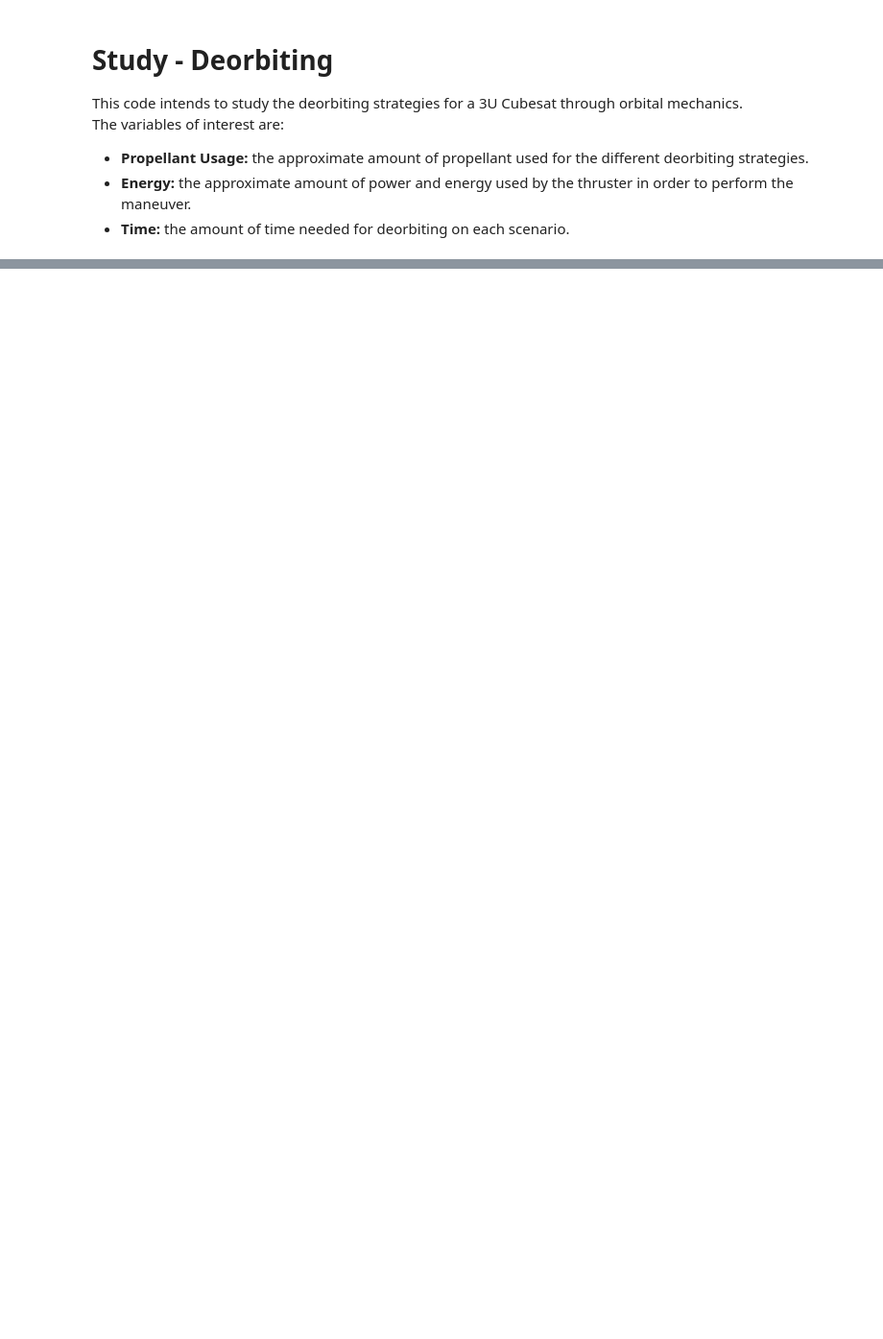
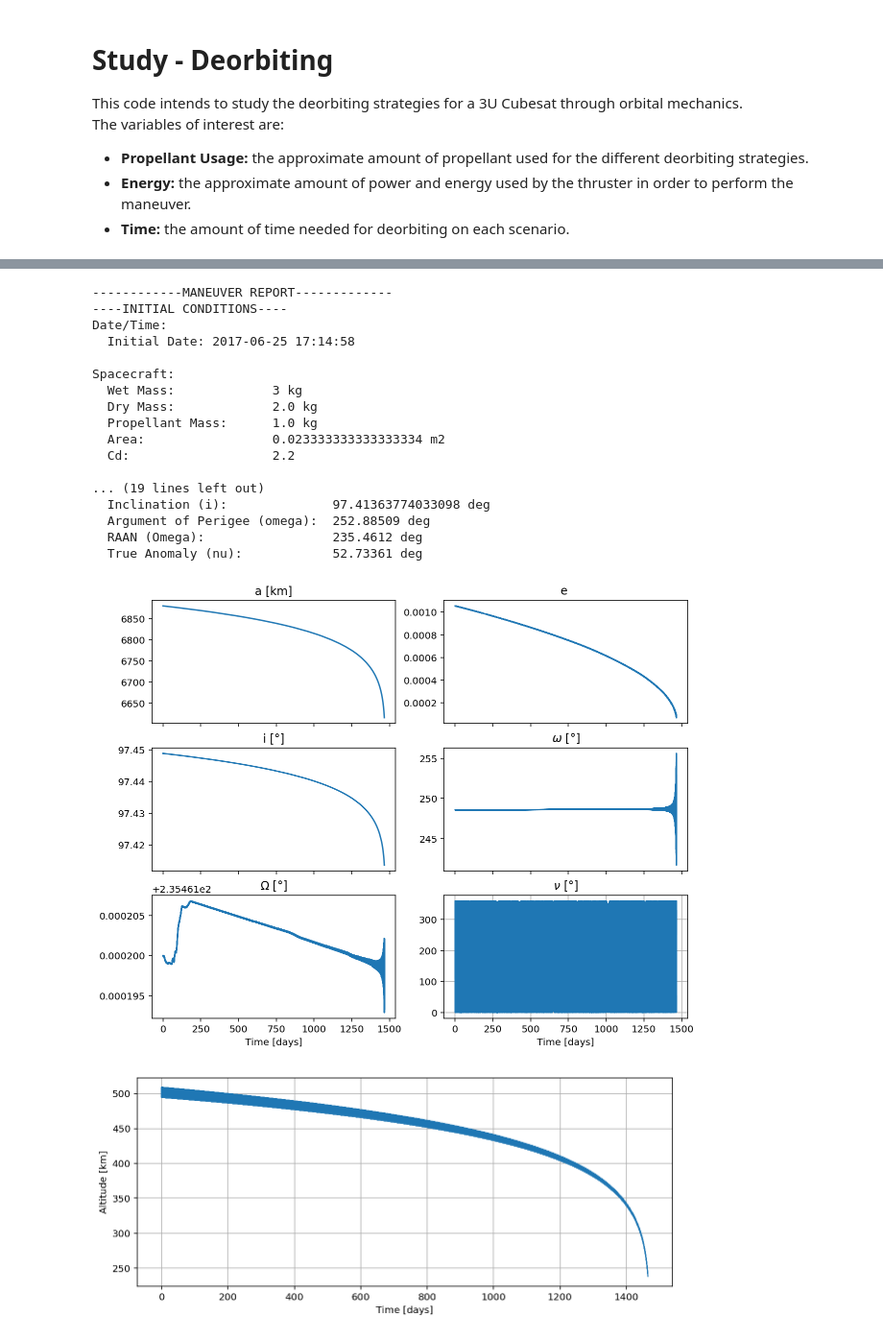
Before and after one commit to imricardoramos/orbital-mechanics, a Jupyter notebook: Study - Deorbiting.ipynb, the cells around one changed output, grey strips where cells are left out. Shown at 96% size. Drawn from its saved outputs; the diff is of its cells as text; code cells hidden in the pictures; blank space fills up the shorter version.

```diff
--- a/Study - Deorbiting.ipynb
+++ b/Study - Deorbiting.ipynb
@@ -47,0 +105,9 @@ naturalFall.plot("coe")
+# %%
+# SPACECRAFT DEFINITIONS
+cubesat = models.Cubesat("3U")
+
+# MANEUVERING
+naturalFall2 = Maneuvers(coe,cubesat,date,verbose=True)
+naturalFall2.addPerturbation("atmosphere")
+naturalFall2.propagate(60*60*24*30*12*4.07,60*10)
+%notify
@@ -47,0 +133,27 @@ naturalFall.plot("coe")
+# %%
+# RESULTS
+%config InlineBackend.figure_format = 'retina'
+naturalFall2.makeReport();
+naturalFall2.plot("coe");
+naturalFall2.plot("singleItem",np.linalg.norm(naturalFall2.history.r,axis=1)/1e3-constants.Re/1e3);
+plt.ylabel("Altitude [km]");
+# %% [output]
+------------MANEUVER REPORT-------------
+----INITIAL CONDITIONS----
+Date/Time:
+  Initial Date: 2017-06-25 17:14:58
+
+Spacecraft:
+  Wet Mass:             3 kg
+  Dry Mass:             2.0 kg
+  Propellant Mass:      1.0 kg
+  Area:                 0.023333333333333334 m2
+  Cd:                   2.2
+
+... (19 lines left out)
+  Inclination (i):              97.41363774033098 deg
+  Argument of Perigee (omega):  252.88509 deg
+  RAAN (Omega):                 235.4612 deg
+  True Anomaly (nu):            52.73361 deg
+[figure, added]
+[figure, added]
```
Also changed, not shown: parts of 24 cells of this notebook, 32 other files.
